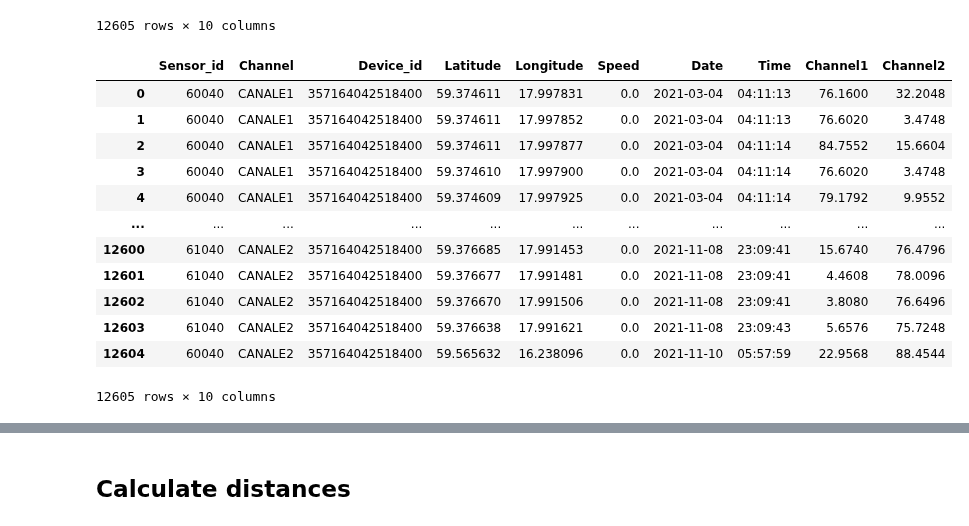
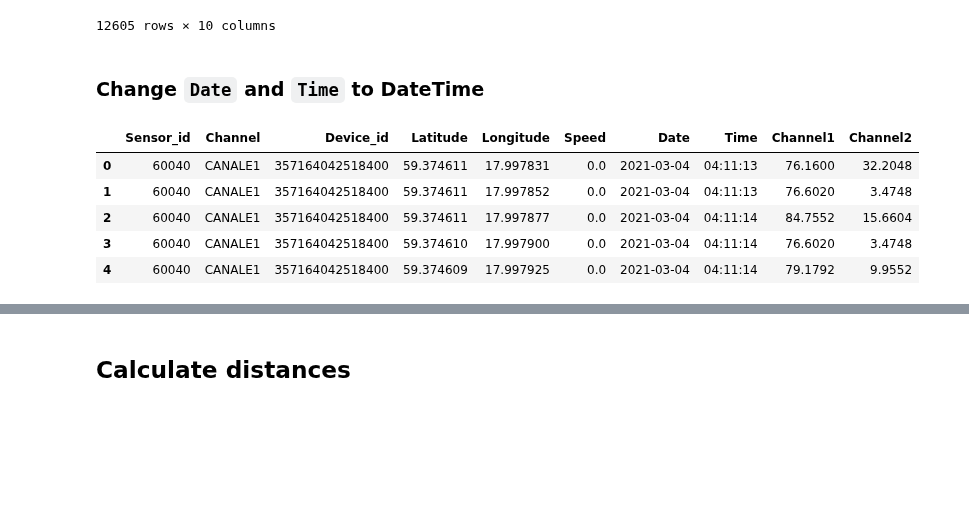
Before and after one commit to OmidSa75/Data_scinece-Smartset-overloads-PoliMI, a Jupyter notebook: main.ipynb, the cells around one changed output, grey strips where cells are left out. Saved outputs shown, nothing was run; the diff lists cells and outputs as text; code cells hidden in the pictures; blank space fills up the shorter version.

```diff
--- a/main.ipynb
+++ b/main.ipynb
@@ -43,23 +55,18 @@ df1
 | 12603 | 61040 | CANALE2 | 357164042518400 | 59.376638 | 17.991621 | 0.0 | 20211108 | 23943 | 5.6576 | 75.7248 |
 | 12604 | 60040 | CANALE2 | 357164042518400 | 59.565632 | 16.238096 | 0.0 | 20211110 | 55759 | 22.9568 | 88.4544 |
 12605 rows × 10 columns
+# %% [markdown]
+### Change `Date` and `Time` to DateTime
 # %%
 df1['Time'] = df1['Time'].apply(lambda x: str(
     datetime.strptime(str(x), "%H%M%S").time()))
 df1['Date'] = df1['Date'].apply(lambda x: str(
     datetime.strptime(str(x), "%Y%m%d").date()))
-df1
+df1.head(5)
 # %% [output]
 |  | Sensor_id | Channel | Device_id | Latitude | Longitude | Speed | Date | Time | Channel1 | Channel2 |
 | 0 | 60040 | CANALE1 | 357164042518400 | 59.374611 | 17.997831 | 0.0 | 2021-03-04 | 04:11:13 | 76.1600 | 32.2048 |
 | 1 | 60040 | CANALE1 | 357164042518400 | 59.374611 | 17.997852 | 0.0 | 2021-03-04 | 04:11:13 | 76.6020 | 3.4748 |
 | 2 | 60040 | CANALE1 | 357164042518400 | 59.374611 | 17.997877 | 0.0 | 2021-03-04 | 04:11:14 | 84.7552 | 15.6604 |
 | 3 | 60040 | CANALE1 | 357164042518400 | 59.374610 | 17.997900 | 0.0 | 2021-03-04 | 04:11:14 | 76.6020 | 3.4748 |
 | 4 | 60040 | CANALE1 | 357164042518400 | 59.374609 | 17.997925 | 0.0 | 2021-03-04 | 04:11:14 | 79.1792 | 9.9552 |
-| ... | ... | ... | ... | ... | ... | ... | ... | ... | ... | ... |
-| 12600 | 61040 | CANALE2 | 357164042518400 | 59.376685 | 17.991453 | 0.0 | 2021-11-08 | 23:09:41 | 15.6740 | 76.4796 |
-| 12601 | 61040 | CANALE2 | 357164042518400 | 59.376677 | 17.991481 | 0.0 | 2021-11-08 | 23:09:41 | 4.4608 | 78.0096 |
-| 12602 | 61040 | CANALE2 | 357164042518400 | 59.376670 | 17.991506 | 0.0 | 2021-11-08 | 23:09:41 | 3.8080 | 76.6496 |
-| 12603 | 61040 | CANALE2 | 357164042518400 | 59.376638 | 17.991621 | 0.0 | 2021-11-08 | 23:09:43 | 5.6576 | 75.7248 |
-| 12604 | 60040 | CANALE2 | 357164042518400 | 59.565632 | 16.238096 | 0.0 | 2021-11-10 | 05:57:59 | 22.9568 | 88.4544 |
-12605 rows × 10 columns
```
Also changed, not shown: parts of 14 cells of this notebook.
